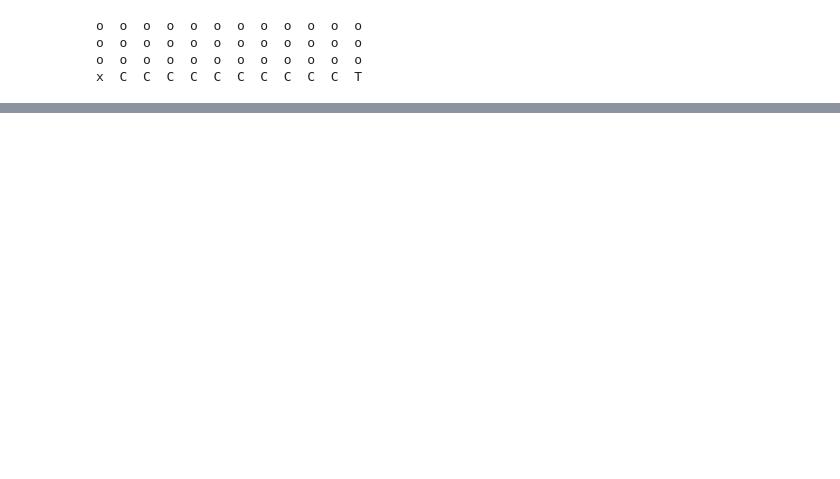
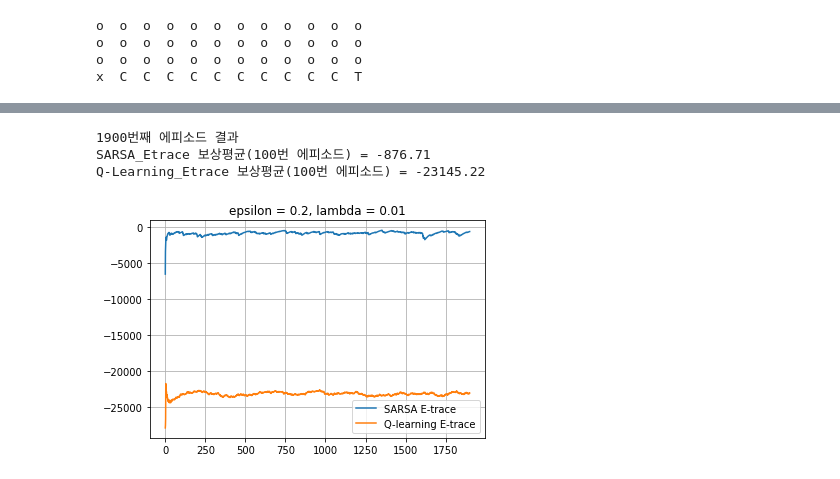
Before and after one commit to bjpublic/Reinforcement_learning, a Jupyter notebook: Chapter04/4장_절벽걷기_Qlearning_vs_SARSA.ipynb, the cells around one changed output, grey strips where cells are left out. Saved outputs shown, nothing was run; the diff lists cells and outputs as text; code cells hidden in the pictures; blank space fills up the shorter version.

```diff
--- a/Chapter04/4장_절벽걷기_Qlearning_vs_SARSA.ipynb
+++ b/Chapter04/4장_절벽걷기_Qlearning_vs_SARSA.ipynb
@@ -310,0 +488,30 @@ Q-Learning 보상평균(100 에피소드) = -111.66
+# %%
+Qet_agent = Qlearning_ET(lambda s: range(n_actions),lamb=0.01)
+SARSAet_agent = SARSA_ET(lambda s: range(n_actions),lamb=0.01)
+# %%
+rewards_sarsaet, rewards_qlet = [], []
+for i in range(2000):
+    rewards_sarsaet.append(play_and_train(env, SARSAet_agent))
+    rewards_qlet.append(play_and_train(env, Qet_agent))
+
+    if i % 100 == 0:
+        clear_output(True)
+        print(f'{i}번째 에피소드 결과')
+        print(f'SARSA_Etrace 보상평균(100번 에피소드) = {np.mean(rewards_sarsaet[-100:])}')
+        print(f'Q-Learning_Etrace 보상평균(100번 에피소드) = {np.mean(rewards_qlet[-100:])}')
+        mean_sarsa.append(np.mean(rewards_sarsa[-100:]))
+        mean_q.append(np.mean(rewards_ql[-100:]))
+
+        plt.title(f"epsilon = {Qet_agent.epsilon}, lambda = {Qet_agent.lamb}")
+        plt.plot(moving_average(rewards_sarsaet),label='SARSA E-trace')
+        plt.plot(moving_average(rewards_qlet),label='Q-learning E-trace')
+
+        plt.grid()
+        plt.legend()
+        #plt.ylim(-5000, 0)
+        plt.show()
+# %% [output]
+1900번째 에피소드 결과
+SARSA_Etrace 보상평균(100번 에피소드) = -876.71
+Q-Learning_Etrace 보상평균(100번 에피소드) = -23145.22
+[figure, added]
```
Also changed, not shown: parts of 14 cells of this notebook.
